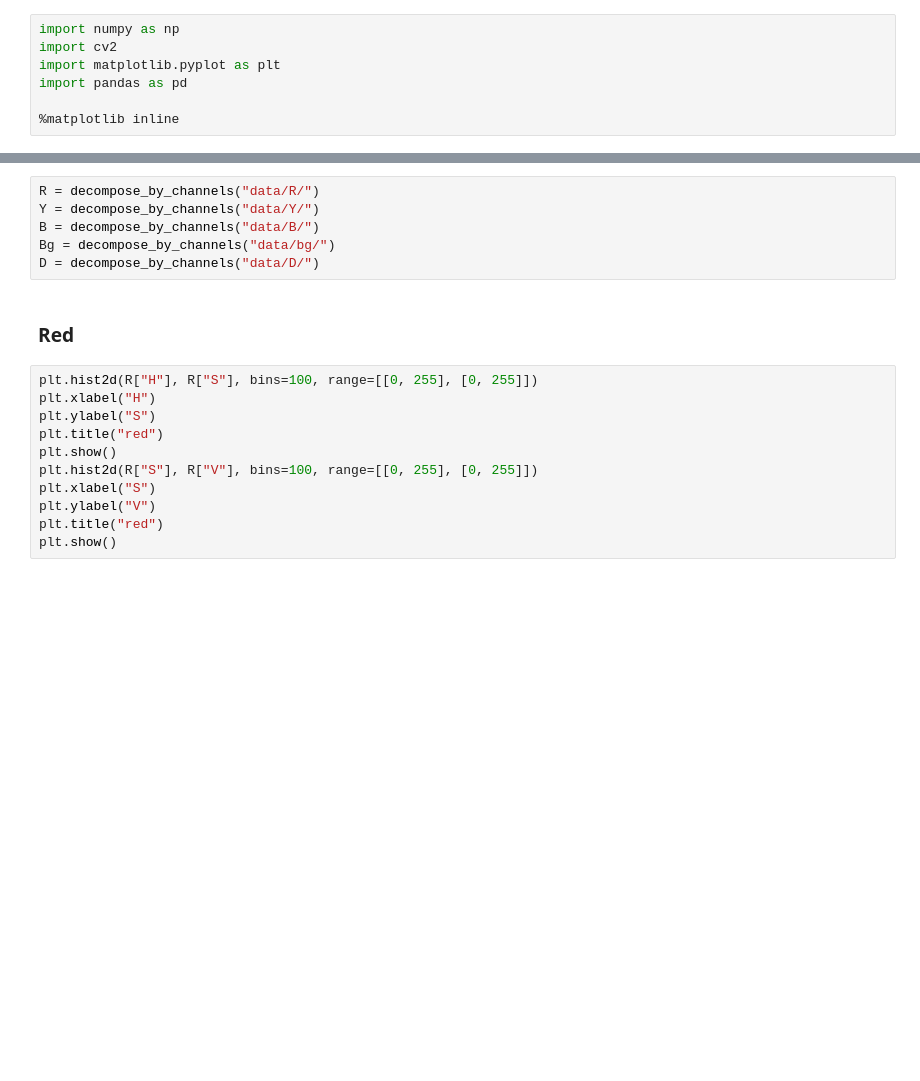
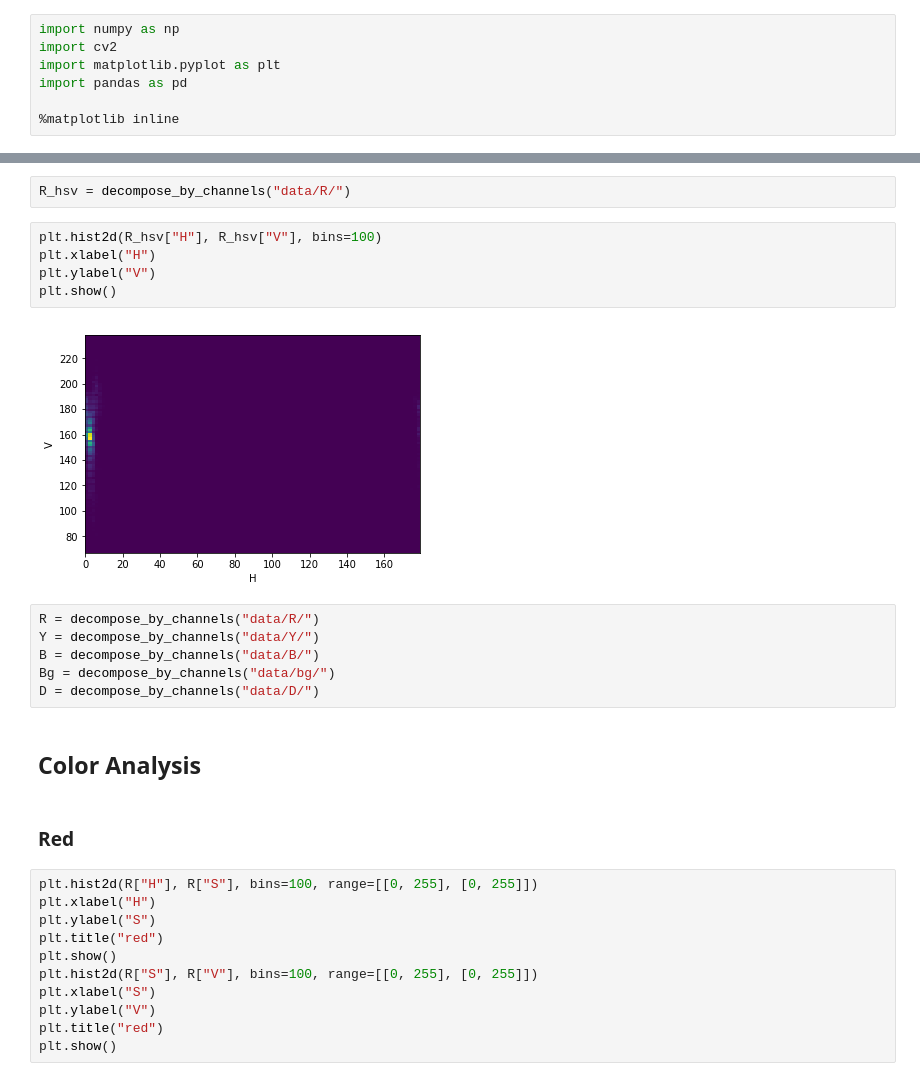
Before and after one commit to aksholokhov/mipt-compvis-2018, a Jupyter notebook: experiments.ipynb, the cells around one changed output, grey strips where cells are left out. Saved outputs shown, nothing was run; the diff lists cells and outputs as text; blank space fills up the shorter version.

```diff
--- a/experiments.ipynb
+++ b/experiments.ipynb
@@ -39,9 +69,20 @@ def decompose_by_channels(path):
+# %%
+R_hsv = decompose_by_channels("data/R/")
+# %%
+plt.hist2d(R_hsv["H"], R_hsv["V"], bins=100)
+plt.xlabel("H")
+plt.ylabel("V")
+plt.show()
+# %% [output]
+[figure, added]
 # %%
 R = decompose_by_channels("data/R/")
 Y = decompose_by_channels("data/Y/")
 B = decompose_by_channels("data/B/")
 Bg = decompose_by_channels("data/bg/")
 D = decompose_by_channels("data/D/")
+# %% [markdown]
+## Color Analysis
 # %% [markdown]
 ### Red
 # %%
```
Also changed, not shown: parts of 92 cells of this notebook.
